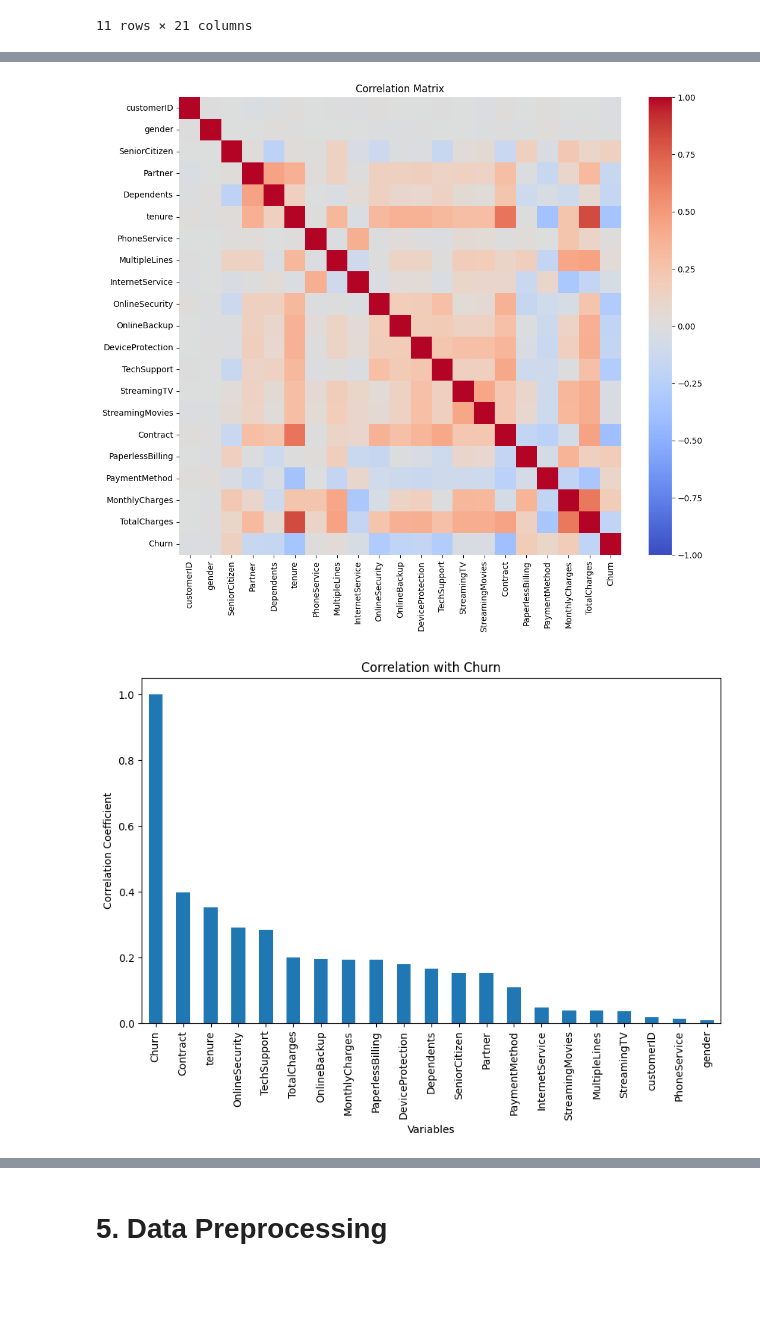
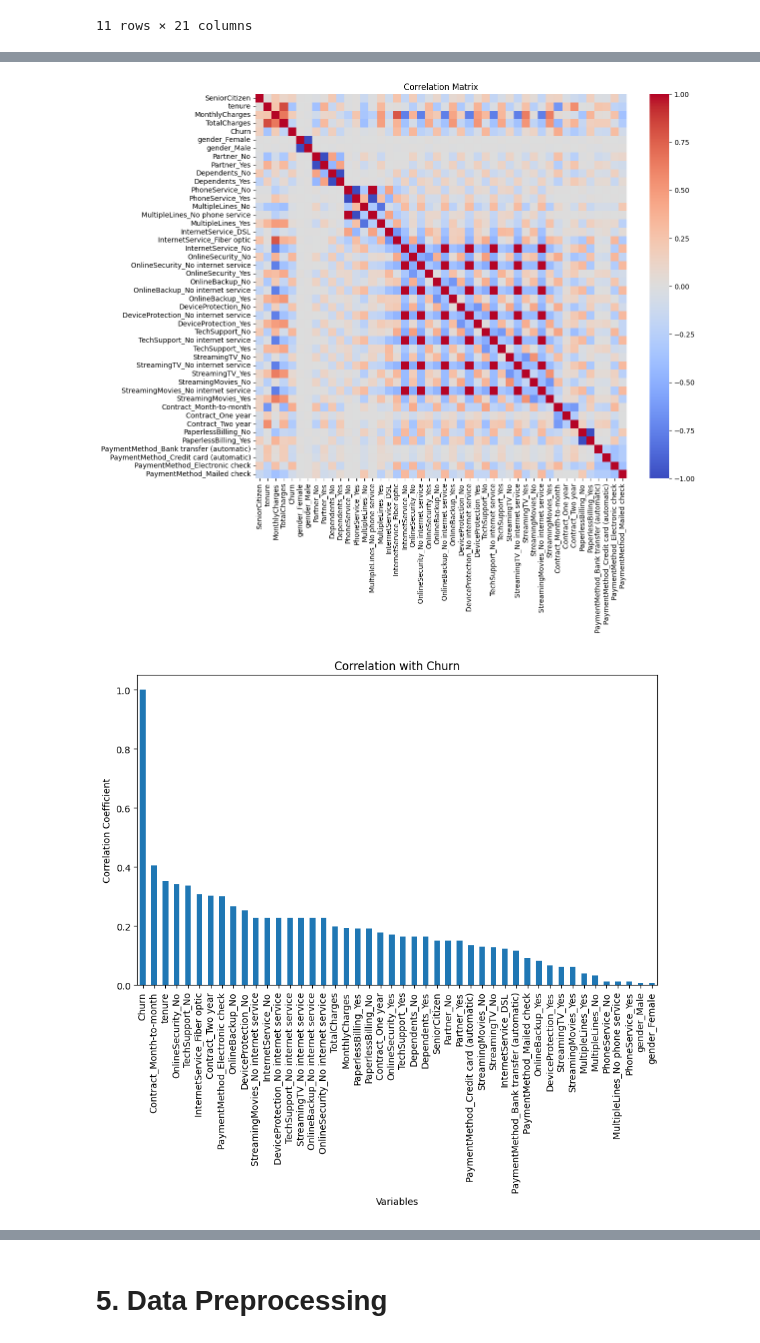
Before and after one commit to nelsooooon/BFDLFinal, a Jupyter notebook: preprocessing/Eksperimen_Nelson_Ahli.ipynb, the cells around one changed output, grey strips where cells are left out. Saved outputs shown, nothing was run; the diff lists cells and outputs as text; code cells hidden in the pictures; blank space fills up the shorter version.

```diff
--- a/preprocessing/Eksperimen_Nelson_Ahli.ipynb
+++ b/preprocessing/Eksperimen_Nelson_Ahli.ipynb
@@ -119,7 +121,9 @@ df.describe(include="all")
 | max | NaN | NaN | 1.000000 | NaN | NaN | 72.000000 | NaN | NaN | ... |
 11 rows × 21 columns
 # %%
-df['TotalCharges'] = pd.to_numeric(df['TotalCharges'], errors='coerce')
+df_fixed = df.copy()
+df_fixed = df_fixed.drop(['customerID'], axis=1)
+df_fixed['TotalCharges'] = pd.to_numeric(df_fixed['TotalCharges'], errors='coerce')
 
-print("Perbaikan tipe data kolom TotalCharges")
+print("Drop kolom customerID dan Perbaikan tipe data kolom TotalCharges")
 # %% [output]
@@ -143,0 +131,10 @@ df_lencoder.head()
+# %%
+le = LabelEncoder()
+df_lencoder = df_fixed.copy()
+
+df_lencoder['Churn'] = le.fit_transform(df_lencoder['Churn'])
+# %%
+df_onehot = df_lencoder.copy()
+df_onehot = pd.get_dummies(df_onehot, dtype=int)
+
+df_onehot.head()
@@ -144,23 +149,23 @@ df_lencoder.head()
 # %%
 plt.figure(figsize=(12, 10))
-correlation_matrix = df_lencoder.corr()
+correlation_matrix = df_onehot.corr()
 
 sns.heatmap(correlation_matrix, annot=False, cmap='coolwarm', vmin=-1, vmax=1)
 plt.title('Correlation Matrix')
 plt.show()
 # %% [output]
-[figure, old version]
+[figure, new version]
 # %%
-target_corr = df_lencoder.corr()['Churn']
+target_corr = df_onehot.corr()['Churn']
 
 target_corr_sorted = target_corr.abs().sort_values(ascending=False)
 
 plt.figure(figsize=(10, 6))
 target_corr_sorted.plot(kind='bar')
 plt.title(f'Correlation with Churn')
 plt.xlabel('Variables')
 plt.ylabel('Correlation Coefficient')
 plt.show()
 # %% [output]
-[figure, old version]
+[figure, new version]
 # %%
```
Also changed, not shown: parts of 21 cells of this notebook.
